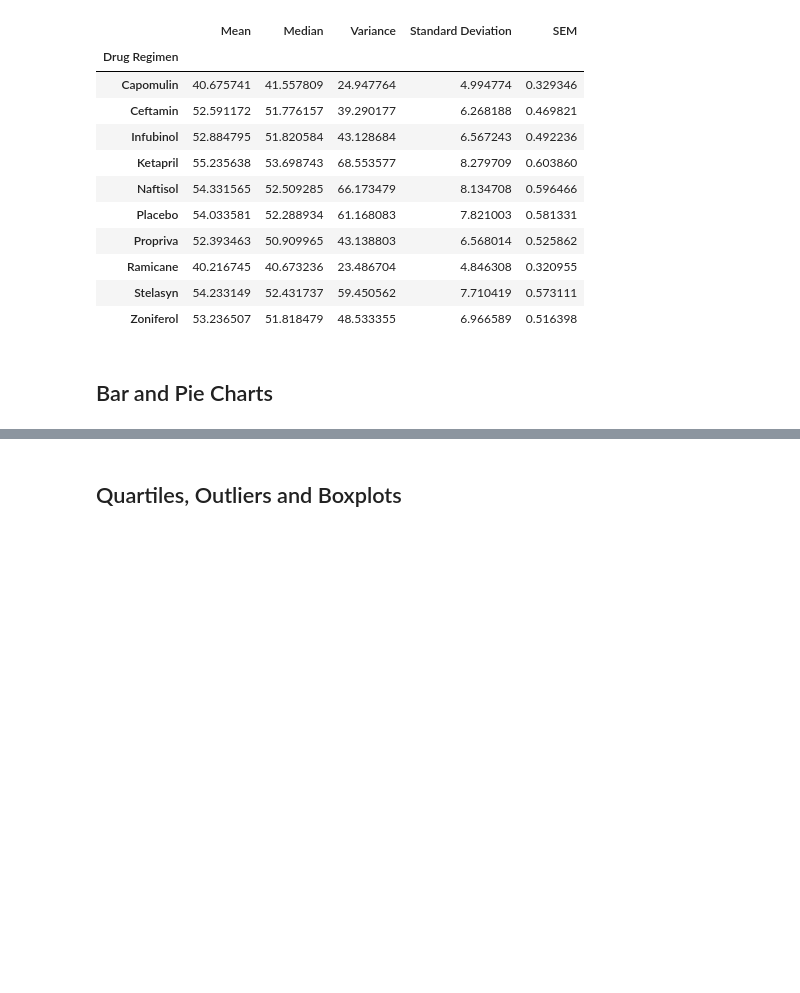
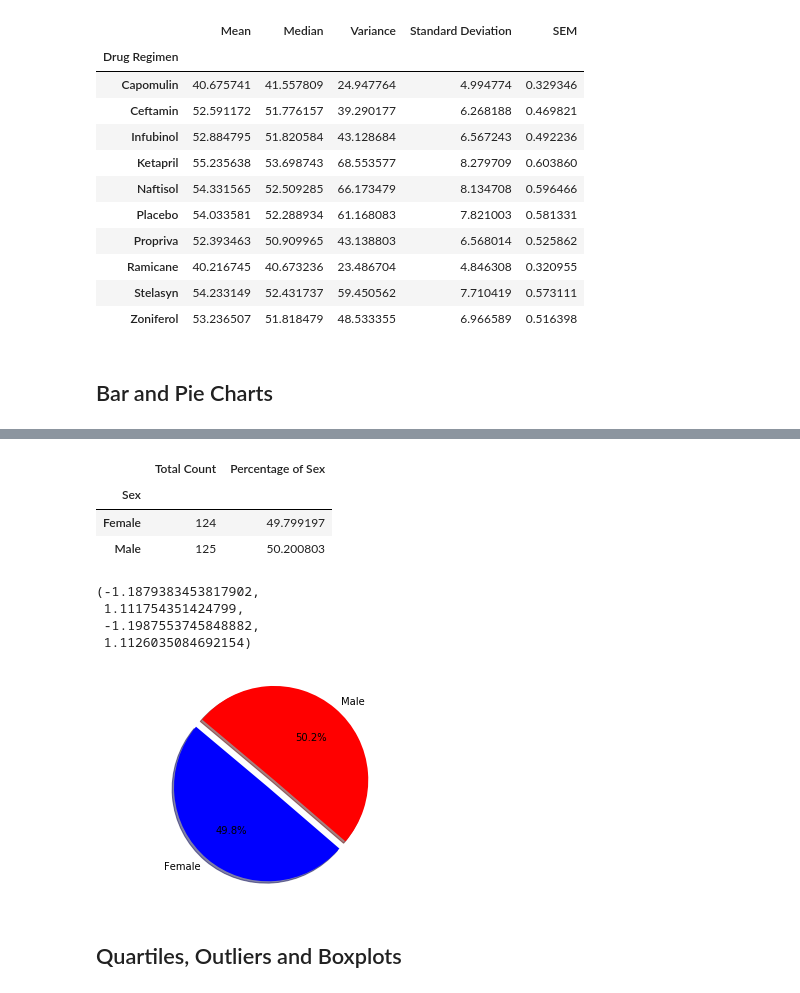
Before and after one commit to Ingrid-Deukoue/The-Power-of-Plots, a Jupyter notebook: pymaceuticals_starter.ipynb, the cells around one changed output, grey strips where cells are left out. Drawn from its saved outputs; the diff is of its cells as text; code cells hidden in the pictures; blank space fills up the shorter version.

```diff
--- a/pymaceuticals_starter.ipynb
+++ b/pymaceuticals_starter.ipynb
@@ -127,3 +164,52 @@ plt.tight_layout()
+# %%
+#Group by "Mouse ID" and "Sex" to find the unique number of male vs female
+groupby_gender = Mouse_Data_Results_df.groupby(["Mouse ID","Sex"])
+groupby_gender
+
+mouse_gender_df = pd.DataFrame(groupby_gender.size())
+
+#Create the dataframe with total count of Female and Male mice
+mouse_gender = pd.DataFrame(mouse_gender_df.groupby(["Sex"]).count())
+mouse_gender.columns = ["Total Count"]
+
+#create and format the percentage of female vs male
+mouse_gender["Percentage of Sex"] = (100*(mouse_gender["Total Count"]/mouse_gender["Total Count"].sum()))
+
+#format the "Percentage of Sex" column
+mouse_gender["Percentage of Sex"] = mouse_gender["Percentage of Sex"]
+
+#gender_df
+mouse_gender
+# %% [output]
+|  | Total Count | Percentage of Sex |
+| Sex |  |  |
+| Female | 124 | 49.799197 |
+| Male | 125 | 50.200803 |
+# %%
+# Generate a pie plot showing the distribution of female versus male mice using pyplot
+# Create Labels for the sections of the pie
+labels = ["Female","Male"]
+
+#List the values of each section of the pie chart
+sizes = [49.799197,50.200803]
+
+#Set colors for each section of the pie
+colors = ['blue', 'red']
+
+#Determoine which section of the circle to detach
+explode = (0.1, 0)
+
+#Create the pie chart based upon the values
+plt.pie(sizes, explode=explode, labels=labels, colors=colors, autopct="%1.1f%%", shadow=True, startangle=140)
+
+#Set equal axis
+plt.axis("equal")
+# %% [output]
+(-1.1879383453817902,
+ 1.111754351424799,
+ -1.1987553745848882,
+ 1.1126035084692154)
+[figure, added]
 # %% [markdown]
 ## Quartiles, Outliers and Boxplots
 # %%
```
Also changed, not shown: parts of 14 cells of this notebook.
